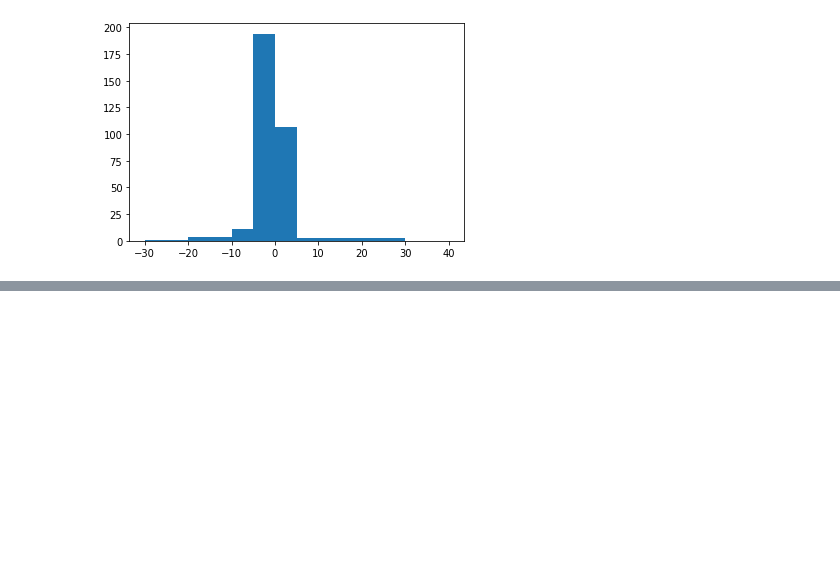
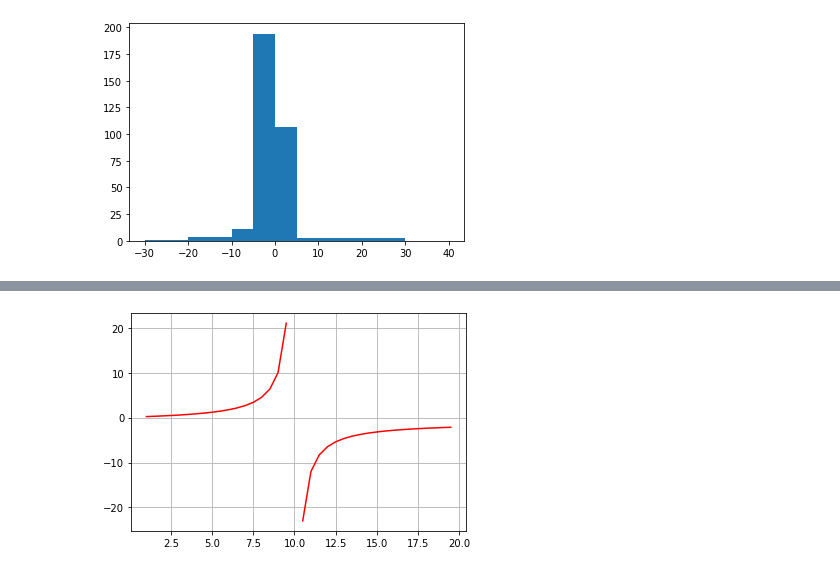
Before and after one commit to voith/tcap-analysis, a Jupyter notebook: ETH-TCAP Analysis.ipynb, the cells around one changed output, grey strips where cells are left out. Saved outputs shown, nothing was run; the diff lists cells and outputs as text; code cells hidden in the pictures; blank space fills up the shorter version.

```diff
--- a/ETH-TCAP Analysis.ipynb
+++ b/ETH-TCAP Analysis.ipynb
@@ -623,0 +624,9 @@ plt.show()
+# %%
+LP = np.arange(1, 20, 0.5)
+VR = 110
+fig, ax = plt.subplots()
+ax.plot(LP, (1 + LP )/(VR - LP - 100), 'r')
+ax.grid()
+plt.show()
+# %% [output]
+[figure, added]
```
Also changed, not shown: parts of 1 cell of this notebook, 1 other file.
